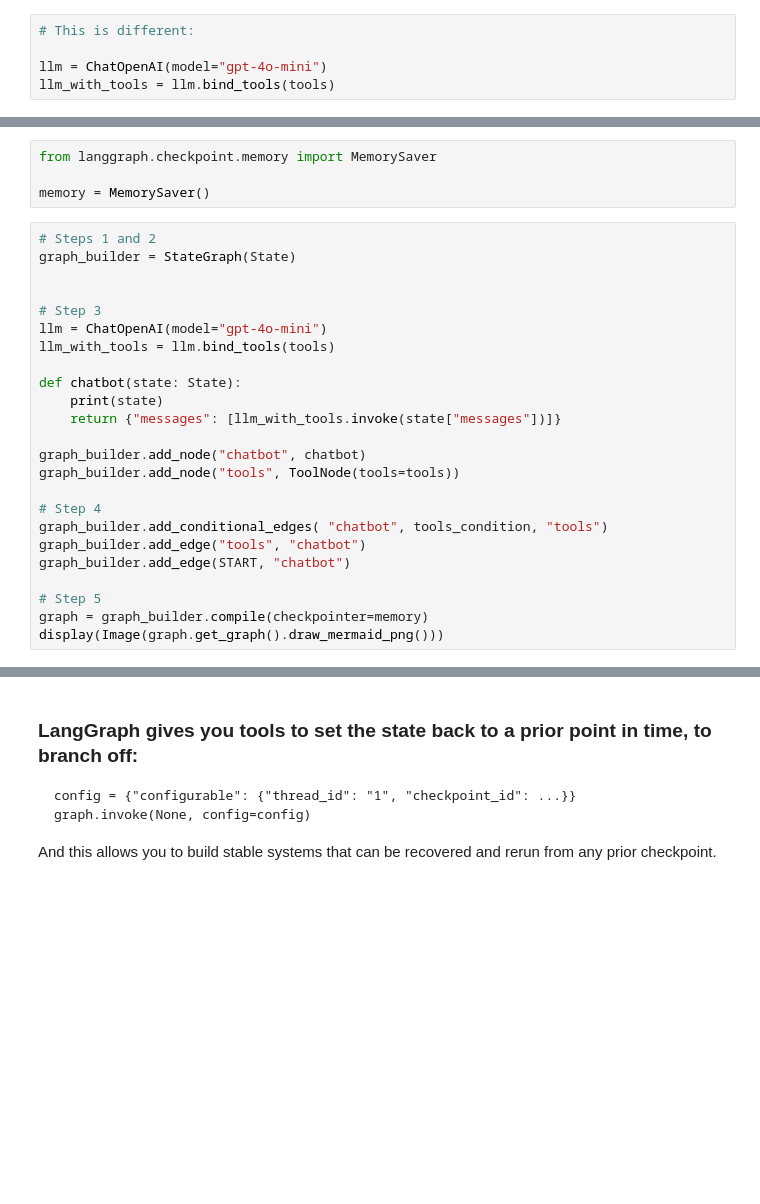
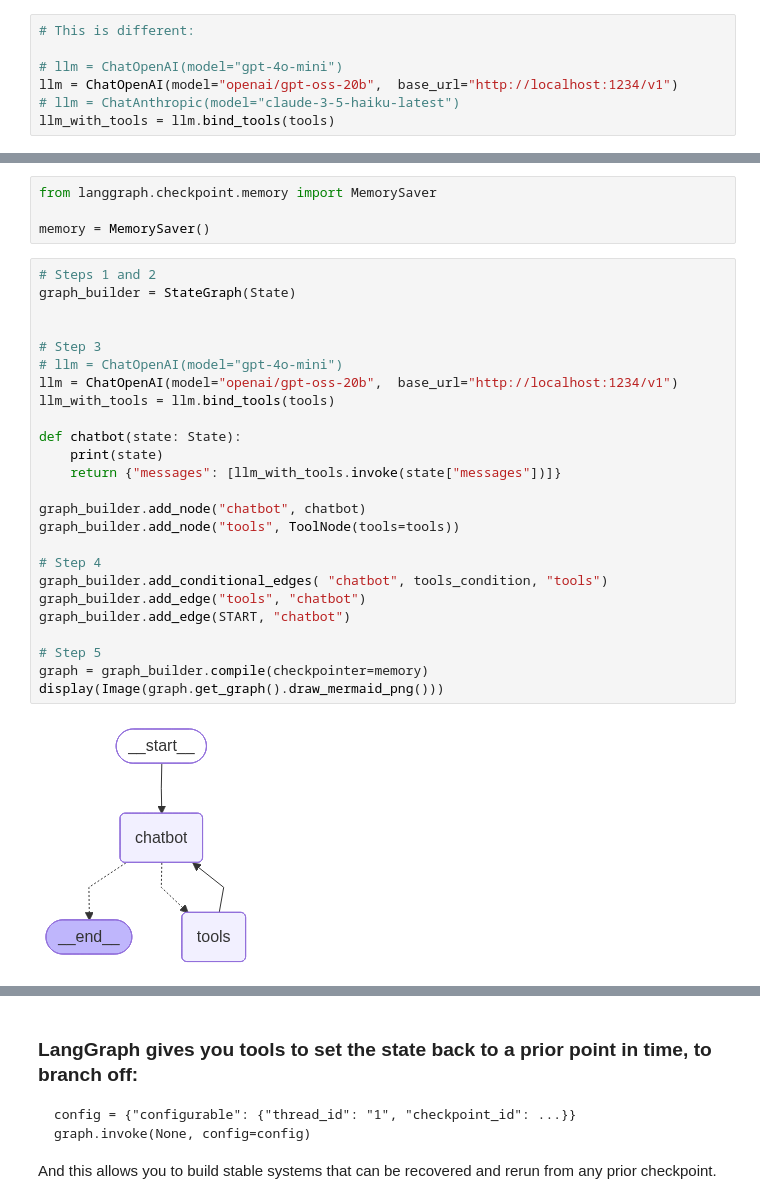
Before and after one commit to kervin5/agents, a Jupyter notebook: 4_langgraph/2_lab2.ipynb, the cells around one changed output, grey strips where cells are left out. Saved outputs shown, nothing was run; the diff lists cells and outputs as text; blank space fills up the shorter version.

```diff
--- a/4_langgraph/2_lab2.ipynb
+++ b/4_langgraph/2_lab2.ipynb
@@ -102,7 +105,9 @@ graph_builder = StateGraph(State)
 # %%
 # This is different:
 
-llm = ChatOpenAI(model="gpt-4o-mini")
+# llm = ChatOpenAI(model="gpt-4o-mini")
+llm = ChatOpenAI(model="openai/gpt-oss-20b",  base_url="http://localhost:1234/v1")
+# llm = ChatAnthropic(model="claude-3-5-haiku-latest")
 llm_with_tools = llm.bind_tools(tools)
 # %%
 # Step 3: Create a Node
@@ -163,27 +178,30 @@ memory = MemorySaver()
 # %%
 # Steps 1 and 2
 graph_builder = StateGraph(State)
 
 
 # Step 3
-llm = ChatOpenAI(model="gpt-4o-mini")
+# llm = ChatOpenAI(model="gpt-4o-mini")
+llm = ChatOpenAI(model="openai/gpt-oss-20b",  base_url="http://localhost:1234/v1")
 llm_with_tools = llm.bind_tools(tools)
 
 def chatbot(state: State):
     print(state)
     return {"messages": [llm_with_tools.invoke(state["messages"])]}
 
 graph_builder.add_node("chatbot", chatbot)
 graph_builder.add_node("tools", ToolNode(tools=tools))
 
 # Step 4
 graph_builder.add_conditional_edges( "chatbot", tools_condition, "tools")
 graph_builder.add_edge("tools", "chatbot")
 graph_builder.add_edge(START, "chatbot")
 
 # Step 5
 graph = graph_builder.compile(checkpointer=memory)
 display(Image(graph.get_graph().draw_mermaid_png()))
+# %% [output]
+[figure, added]
 # %%
 config = {"configurable": {"thread_id": "1"}}
 
```
Also changed, not shown: parts of 12 cells of this notebook.
